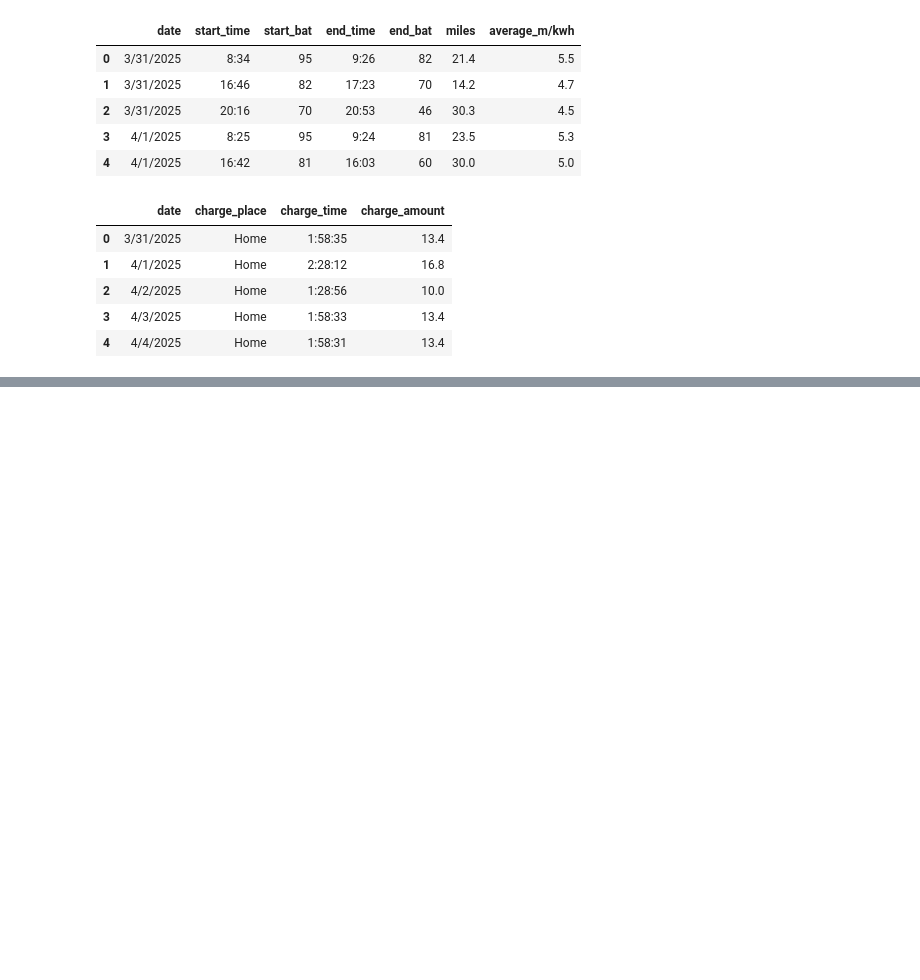
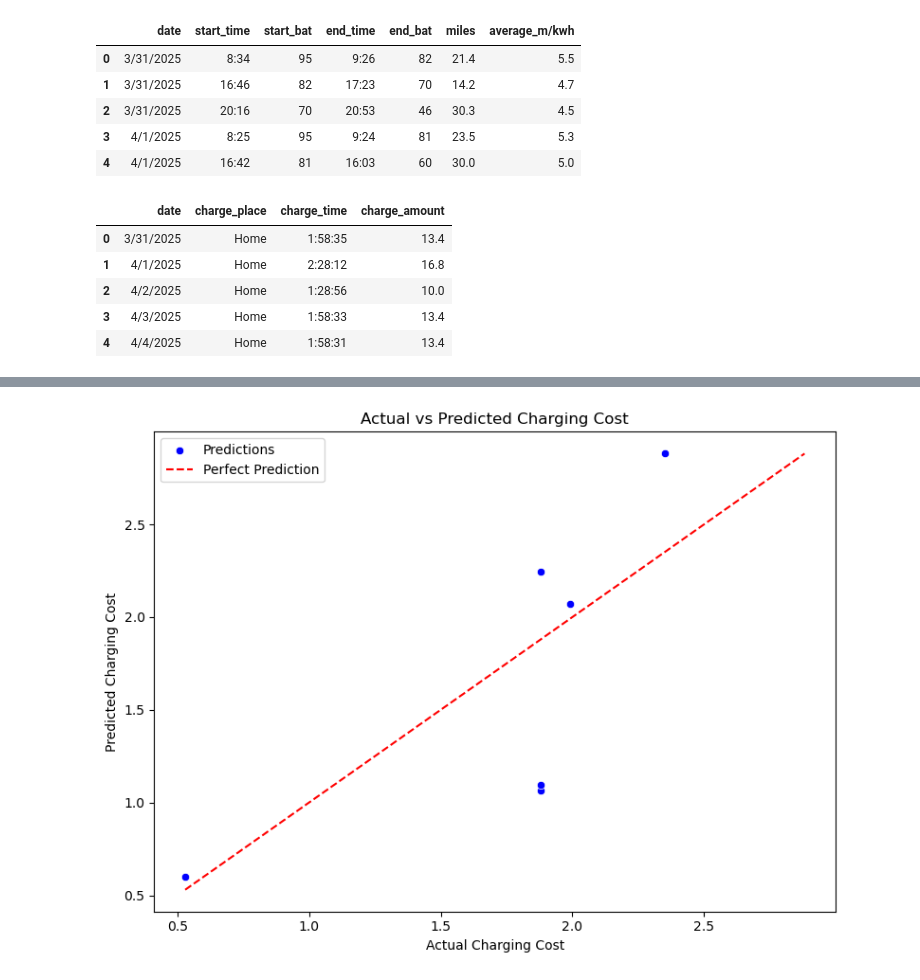
Before and after one commit to gnilwobnnej/car, a Jupyter notebook: Electric Car.ipynb, the cells around one changed output, grey strips where cells are left out. Saved outputs shown, nothing was run; the diff lists cells and outputs as text; code cells hidden in the pictures; blank space fills up the shorter version.

```diff
--- a/Electric Car.ipynb
+++ b/Electric Car.ipynb
@@ -94,0 +158,20 @@ The total cost if I had a gas car would be: $37.51 and the total charge is $9.39
+# %%
+charging_data['date'] = pd.to_datetime(charging_data['date'])
+charging_data['day_of_week'] = charging_data['date'].dt.dayofweek
+charging_data['hour'] = pd.to_datetime(charging_data['charge_time'], format='%H:%M:%S').dt.hour
+
+
+encoder = OneHotEncoder(sparse_output=False)
+place_encoded = encoder.fit_transform(charging_data[['charge_place']])
+
+place_df = pd.DataFrame(
+    place_encoded,
+    columns=encoder.get_feature_names_out(['charge_place'])
+)
+# Combine everything
+features = pd.concat([
+    charging_data[['day_of_week', 'hour']],
+    place_df
+], axis=1)
+
+target = charging_data['cost']
@@ -94,0 +221,60 @@ The total cost if I had a gas car would be: $37.51 and the total charge is $9.39
+# %%
+charging_data['date'] = pd.to_datetime(charging_data['date'])
+driving_data['date'] = pd.to_datetime(driving_data['date'])
+
+charging_data['hour'] = pd.to_datetime(charging_data['charge_time'], format='%H:%M:%S', errors='coerce').dt.hour
+charging_data['day_of_week'] = charging_data['date'].dt.dayofweek
+
+daily_trips = driving_data.groupby('date').agg({
+    'miles': 'sum',
+    'average_m/kwh': 'mean',
+    'trip_cost': 'sum'
+}).reset_index()
+
+combined_df = pd.merge(charging_data, daily_trips, on='date', how='left')
+
+combined_df.fillna(0, inplace=True)
+
+encoder = OneHotEncoder(sparse_output=False)
+encoded_places = encoder.fit_transform(combined_df[['charge_place']])
+encoded_df = pd.DataFrame(encoded_places, columns=encoder.get_feature_names_out(['charge_place']))
+combined_df = pd.concat([combined_df, encoded_df], axis=1)
+
+
+features = combined_df[['day_of_week', 'hour', 'miles', 'average_m/kwh', 'trip_cost'] + list(encoded_df.columns)]
+target = combined_df['cost']
+
+
+X_train, X_test, y_train, y_test = train_test_split(features, target, test_size=0.3, random_state=42)
+
+
+model = LinearRegression()
+model.fit(X_train, y_train)
+
+
+y_pred = model.predict(X_test)
+print("R² Score:", r2_score(y_test, y_pred))
+print("RMSE:", mean_squared_error(y_test, y_pred, squared=False))
+
+results_df = pd.DataFrame({
+    'Actual Cost': y_test.reset_index(drop=True),
+    'Predicted Cost': pd.Series(y_pred)
+})
+
+# Seaborn plot
+plt.figure(figsize=(8, 6))
+sb.scatterplot(data=results_df, x='Actual Cost', y='Predicted Cost', label='Predictions', color='blue')
+
+# Add ideal prediction line
+min_val = min(results_df['Actual Cost'].min(), results_df['Predicted Cost'].min())
+max_val = max(results_df['Actual Cost'].max(), results_df['Predicted Cost'].max())
+plt.plot([min_val, max_val], [min_val, max_val], 'r--', label='Perfect Prediction')
+
+# Labels and title
+plt.xlabel("Actual Charging Cost")
+plt.ylabel("Predicted Charging Cost")
+plt.title("Actual vs Predicted Charging Cost")
+plt.legend()
+plt.tight_layout()
+plt.show()
+# %% [output]
@@ -94,0 +283 @@ The total cost if I had a gas car would be: $37.51 and the total charge is $9.39
+[figure, added]
```
Also changed, not shown: parts of 10 cells of this notebook, 2 other files.
